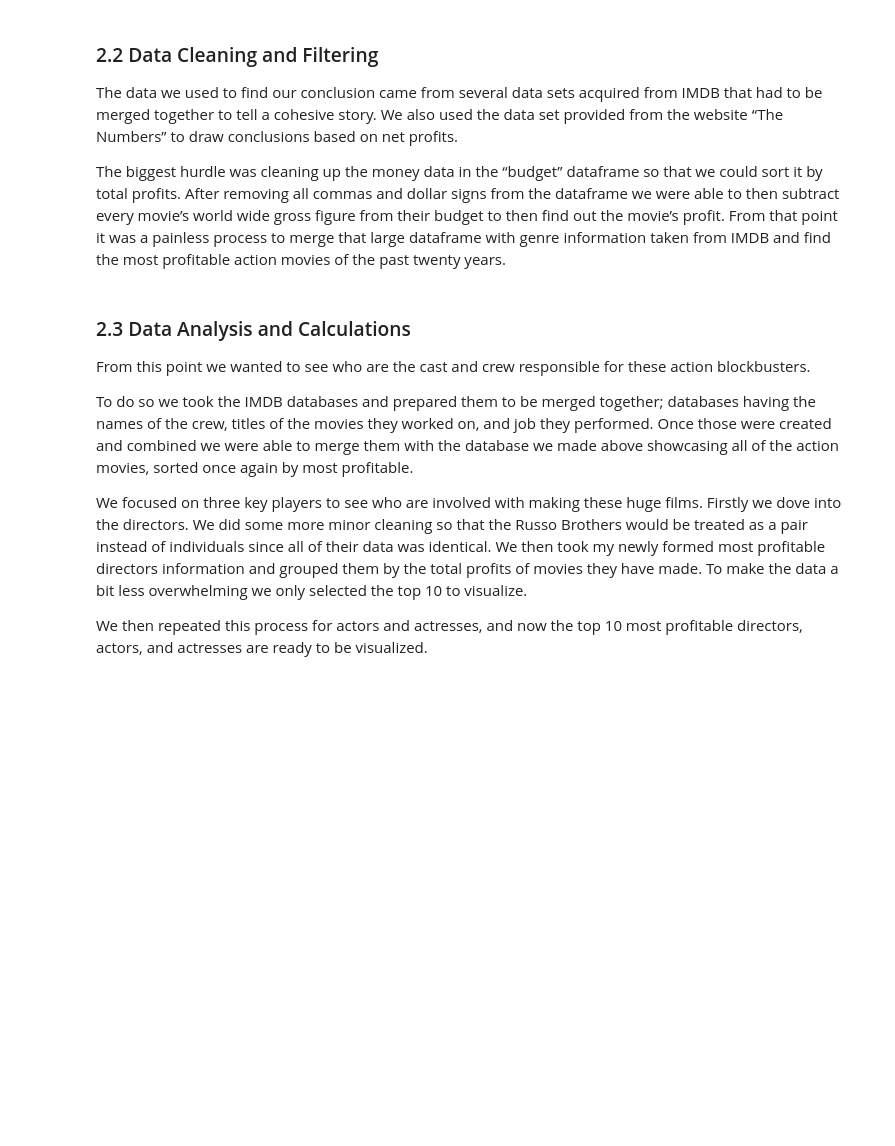
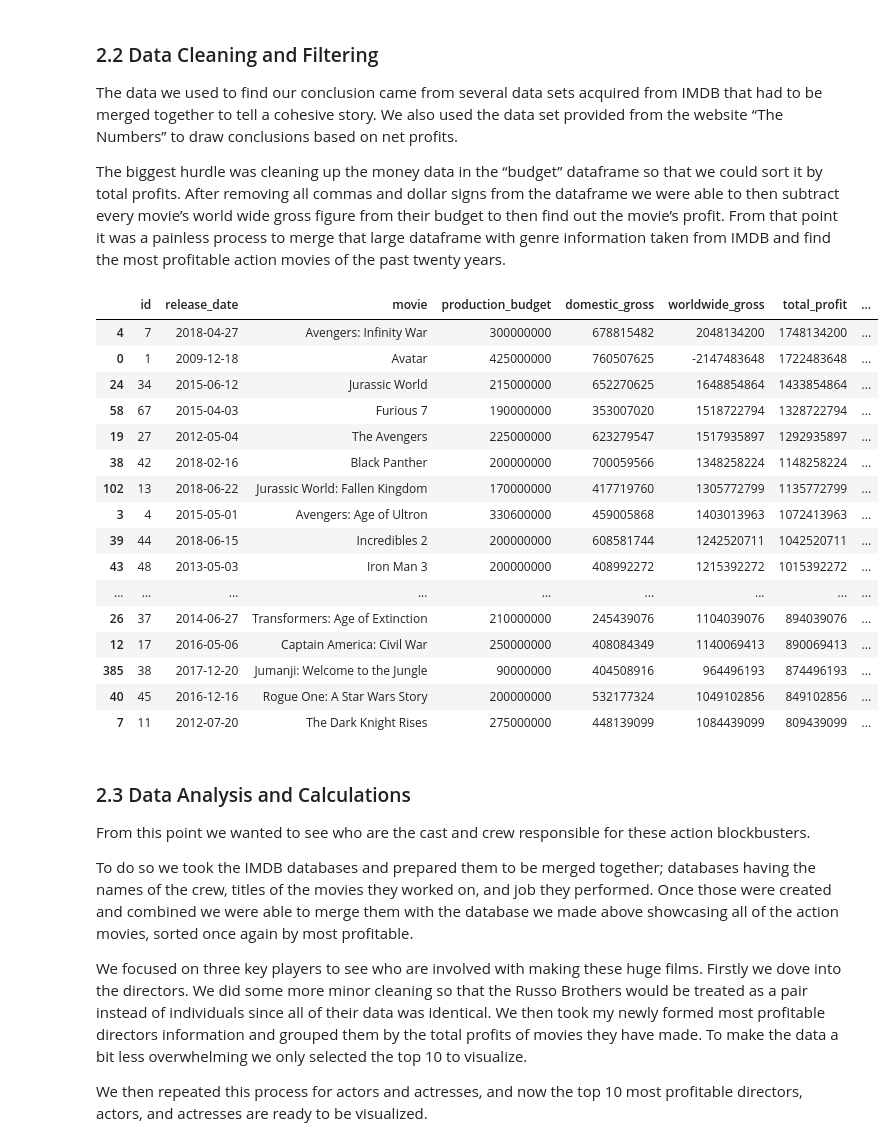
Before and after one commit to sumed-h/microsoft-studio-movie-analysis, a Jupyter notebook: Group_4_Notebook_FINAL.ipynb, the cells around one changed output. Drawn from its saved outputs; the diff is of its cells as text; code cells hidden in the pictures; blank space fills up the shorter version.

```diff
--- a/Group_4_Notebook_FINAL.ipynb
+++ b/Group_4_Notebook_FINAL.ipynb
@@ -234,6 +234,26 @@ avatar = budgetdf.loc[budgetdf['movie'] == 'Avatar']
 editedactiondf = actiondf.append(avatar)
 highestactiondf = editedactiondf.sort_values(by='total_profit', ascending=False)
 highest20df = highestactiondf.head(20)
+# %%
+highest20df
+# %% [output]
+|  | id | release_date | movie | production_budget | domestic_gross | worldwide_gross | total_profit | ... |
+| 4 | 7 | 2018-04-27 | Avengers: Infinity War | 300000000 | 678815482 | 2048134200 | 1748134200 | ... |
+| 0 | 1 | 2009-12-18 | Avatar | 425000000 | 760507625 | -2147483648 | 1722483648 | ... |
+| 24 | 34 | 2015-06-12 | Jurassic World | 215000000 | 652270625 | 1648854864 | 1433854864 | ... |
+| 58 | 67 | 2015-04-03 | Furious 7 | 190000000 | 353007020 | 1518722794 | 1328722794 | ... |
+| 19 | 27 | 2012-05-04 | The Avengers | 225000000 | 623279547 | 1517935897 | 1292935897 | ... |
+| 38 | 42 | 2018-02-16 | Black Panther | 200000000 | 700059566 | 1348258224 | 1148258224 | ... |
+| 102 | 13 | 2018-06-22 | Jurassic World: Fallen Kingdom | 170000000 | 417719760 | 1305772799 | 1135772799 | ... |
+| 3 | 4 | 2015-05-01 | Avengers: Age of Ultron | 330600000 | 459005868 | 1403013963 | 1072413963 | ... |
+| 39 | 44 | 2018-06-15 | Incredibles 2 | 200000000 | 608581744 | 1242520711 | 1042520711 | ... |
+| 43 | 48 | 2013-05-03 | Iron Man 3 | 200000000 | 408992272 | 1215392272 | 1015392272 | ... |
+| ... | ... | ... | ... | ... | ... | ... | ... | ... |
+| 26 | 37 | 2014-06-27 | Transformers: Age of Extinction | 210000000 | 245439076 | 1104039076 | 894039076 | ... |
+| 12 | 17 | 2016-05-06 | Captain America: Civil War | 250000000 | 408084349 | 1140069413 | 890069413 | ... |
+| 385 | 38 | 2017-12-20 | Jumanji: Welcome to the Jungle | 90000000 | 404508916 | 964496193 | 874496193 | ... |
+| 40 | 45 | 2016-12-16 | Rogue One: A Star Wars Story | 200000000 | 532177324 | 1049102856 | 849102856 | ... |
+| 7 | 11 | 2012-07-20 | The Dark Knight Rises | 275000000 | 448139099 | 1084439099 | 809439099 | ... |
 # %% [markdown]
 ### 2.3 Data Analysis and Calculations
 
```
Also changed, not shown: parts of 5 cells of this notebook.
